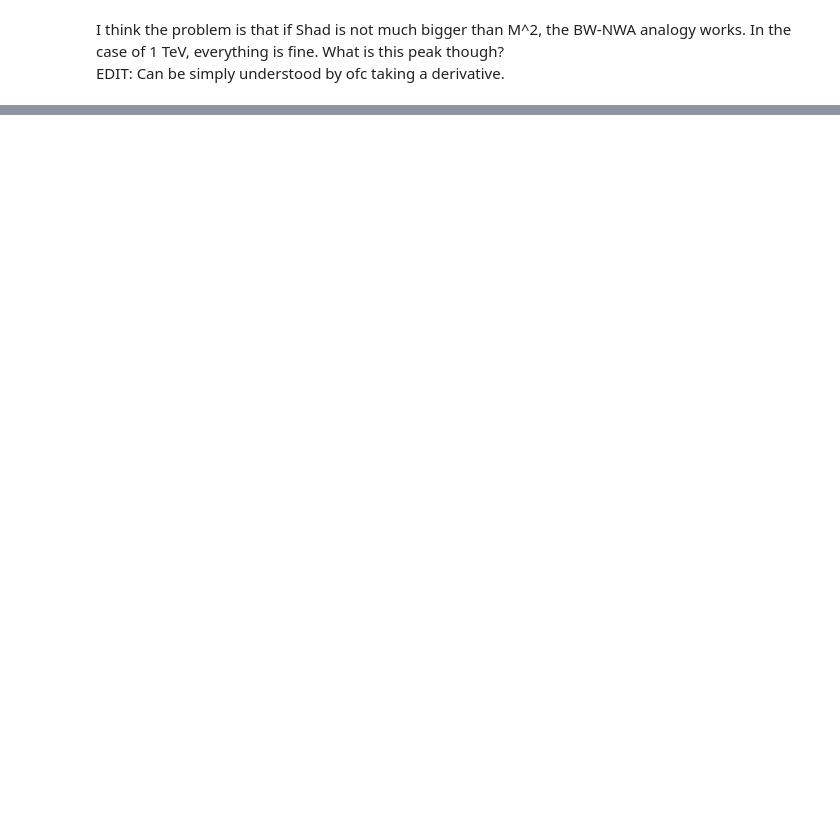
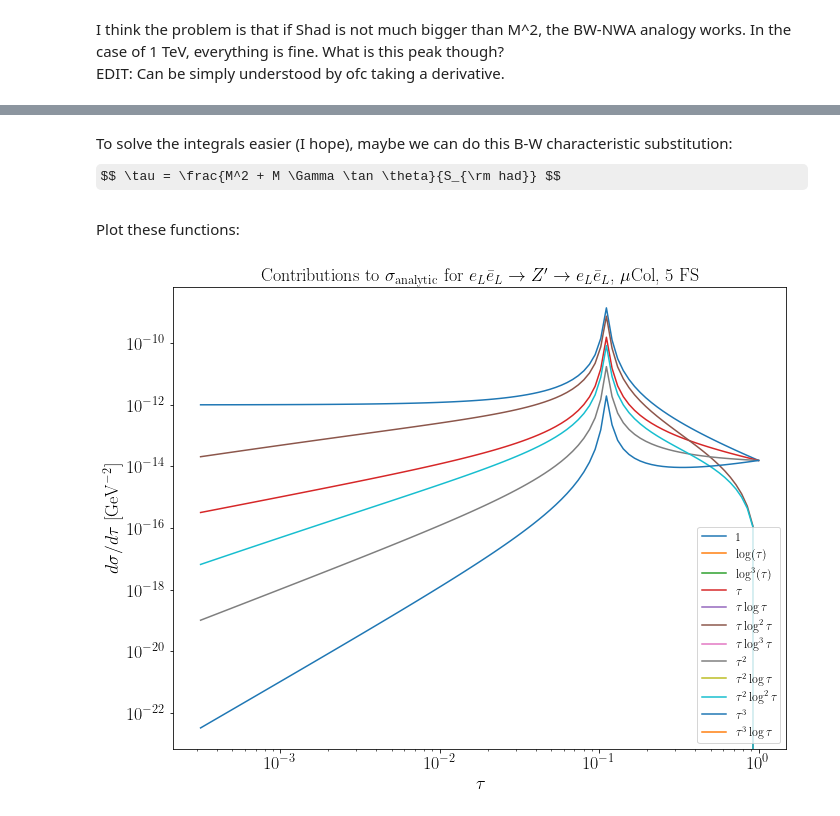
Before and after one commit to armankorajac/finite-width-lepton-colliders, a Jupyter notebook: finite-width.ipynb, the cells around one changed output, grey strips where cells are left out. Saved outputs shown, nothing was run; the diff lists cells and outputs as text; code cells hidden in the pictures; some formulas as TeX source; blank space fills up the shorter version.

```diff
--- a/finite-width.ipynb
+++ b/finite-width.ipynb
@@ -720,0 +775,48 @@ plt.show()
+# %% [markdown]
+To solve the integrals easier (I hope), maybe we can do this B-W characteristic substitution: $$ \tau = \frac{M^2 + M \Gamma \tan \theta}{S_{\rm had}} $$
+# %%
+def sigmaAnalyticParts(tauEnergy, mzp, g4coupling, m, n):
+    """The different contributions to \sigma_analytic given in the formula above. Just to see and plot them."""
+
+    res = (tauEnergy**m)*np.log(tauEnergy)**n/((tauEnergy*Shad - mzp**2)**2 + mzp**2 * ((g4coupling**2) * mzp / (12.0 * np.pi))**2)
+    return res
+# %%
+MZpExample = 1000.0  # in GeV
+g4Example1 = 1.0
+
+tau_vals = np.logspace(-3.5, 0, 100)
+part_contributions = {
+    rf"1": [sigmaAnalyticParts(tau, MZpExample, g4Example1, 0, 0) for tau in tau_vals],
+    rf"log(tau)": [sigmaAnalyticParts(tau, MZpExample, g4Example1, 0, 1) for tau in tau_vals], # (0,1) means m = 0, n = 1. (0,2) we don't need since there's no contribution.
+    rf"log^3(tau)": [sigmaAnalyticParts(tau, MZpExample, g4Example1, 0, 3) for tau in tau_vals],
+
+    rf"tau": [sigmaAnalyticParts(tau, MZpExample, g4Example1, 1, 0) for tau in tau_vals],
+    rf"tau*log(tau)": [sigmaAnalyticParts(tau, MZpExample, g4Example1, 1, 1) for tau in tau_vals],
+    rf"tau*log(tau)^2": [sigmaAnalyticParts(tau, MZpExample, g4Example1, 1, 2) for tau in tau_vals],
+    rf"tau*log(tau)^3": [sigmaAnalyticParts(tau, MZpExample, g4Example1, 1, 3) for tau in tau_vals],
+
+    rf"tau^2": [sigmaAnalyticParts(tau, MZpExample, g4Example1, 2, 0) for tau in tau_vals],
+    rf"tau^2*log(tau)": [sigmaAnalyticParts(tau, MZpExample, g4Example1, 2, 1) for tau in tau_vals],
+    rf"tau^2*log(tau)^2": [sigmaAnalyticParts(tau, MZpExample, g4Example1, 2, 2) for tau in tau_vals],
+
+    rf"tau^3": [sigmaAnalyticParts(tau, MZpExample, g4Example1, 3, 0) for tau in tau_vals],
+    rf"tau^3*log(tau)": [sigmaAnalyticParts(tau, MZpExample, g4Example1, 3, 1) for tau in tau_vals],
+
+}
+# %% [markdown]
+Plot these functions:
+# %%
+fig, ax = plt.subplots(1,1, figsize=(11, 8.5))
+for label, value in part_contributions.items():
+    ax.plot(tau_vals, value, label = label)
+ax.set_title(r"Contributions to $\sigma_{\rm analytic}$ for $e_L \bar{e}_L \to Z' \to e_L \bar{e}_L$, $\mu$Col, 5 FS", fontsize = 18)
+ax.set_xlabel(r"$\tau$", fontsize = 18)
+ax.set_ylabel(r"$d\sigma/d\tau$ [$\mathrm{GeV}^{-2}$]", fontsize = 18)
+#ax.text(x = 2e-4, y = 1e-8, s = rf"$M_{{Z^\prime}} = {MZpExample*1e-3:.0f}\,\mathrm{{TeV}}$, $g_4 = {g4Example1:.1f}$", fontsize = 18)
+ax.set_xscale("log")
+ax.set_yscale("log")
+#ax.set_xlim(1e-4, 1)
+plt.legend(['1', rf'$\log(\tau)$',rf"$\log^3(\tau)$" , rf'$\tau$', rf'$ \tau \log \tau$', rf'$\tau \log^2 \tau$', rf'$\tau \log^3\tau$', rf'$\tau^2$', rf'$\tau^2 \log \tau$', rf'$\tau^2 \log^2 \tau$' ,rf'$\tau^3$', rf'$\tau^3 \log \tau$'], fontsize=12, loc = 'lower right')
+plt.show()
+# %% [output]
+[figure, added]
```
Also changed, not shown: parts of 34 cells of this notebook.
